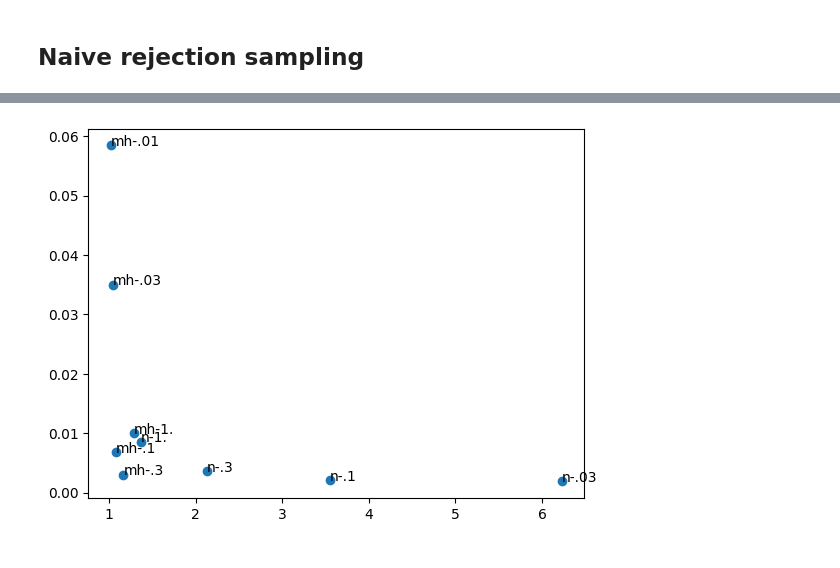
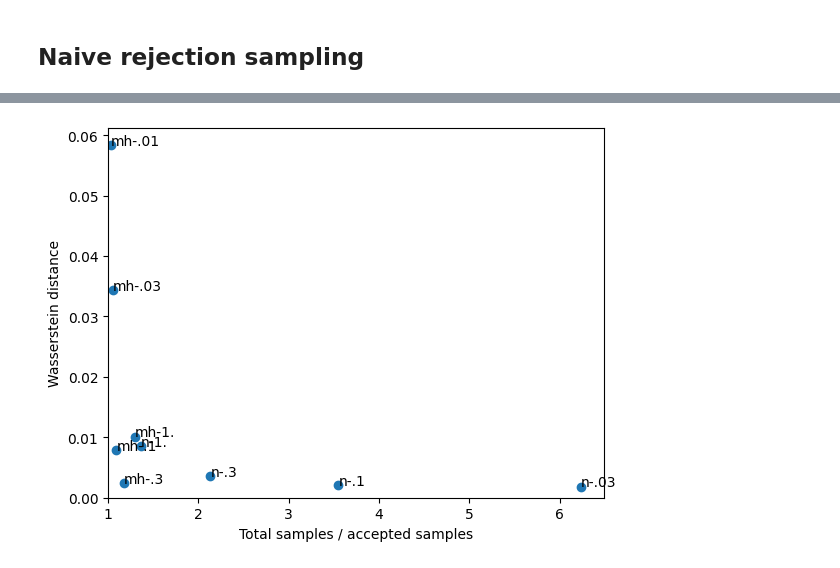
Before and after one commit to rdaems/constrained-sampling, a Jupyter notebook: constrained-sampling.ipynb, the cells around one changed output, grey strips where cells are left out. Drawn from its saved outputs; the diff is of its cells as text; code cells hidden in the pictures.

```diff
--- a/constrained-sampling.ipynb
+++ b/constrained-sampling.ipynb
@@ -46,5 +49,7 @@ fig, ax = plt.subplots()
 ax.plot(t, numerical_pdf)
 ax.set_xlim(0, 1)
 ax.set_ylim(ymin=0)
+ax.set_xlabel('t')
+ax.set_ylabel('p')
 plt.show()
 # %% [output]
@@ -83,7 +88,7 @@ def naive_rejection(num_samples, random_key, epsilon=.5):
     samples = np.array(samples)
     return samples, total_samples
 
-def metropolis_hastings(num_samples, random_key, sigma_step):
+def metropolis_hastings(num_samples, random_key, sigma_step, burn_in=100):
     # https://en.wikipedia.org/wiki/Metropolis%E2%80%93Hastings_algorithm
     @jax.jit
     def sample(random_key, x):
@@ -96,13 +101,13 @@ def metropolis_hastings(num_samples, random_key, sigma_step):
     x = project(mean) # init x
     samples = []
     total_samples = 0
-    while len(samples) < num_samples:
+    while len(samples) < num_samples + burn_in:
         random_key, decision, x_new = sample(random_key, x)
         total_samples += 1
         if decision:
             x = x_new
             samples.append(x_to_angle(x))
-    samples = np.array(samples)
+    samples = np.array(samples[burn_in:])
     return samples, total_samples
 # %%
 experiments = {
@@ -149,14 +154,16 @@ for name, experiment in experiments.items():
 # %%
 names, ratios, distances = zip(*results)
 
 fig, ax = plt.subplots()
-# ax.set_xscale('log')
 ax.scatter(ratios, distances)
-ax.xlabel('Ratio rejected samples')
+ax.set_ylim(ymin=0)
+ax.set_xlim(xmin=1)
+ax.set_xlabel('Total samples / accepted samples')
+ax.set_ylabel('Wasserstein distance')
 
 for name, ratio, distance in results:
     ax.annotate(name, (ratio, distance))
 
 plt.show()
 # %% [output]
-[figure, old version]
+[figure, new version]
```
Also changed, not shown: parts of 5 cells of this notebook.
